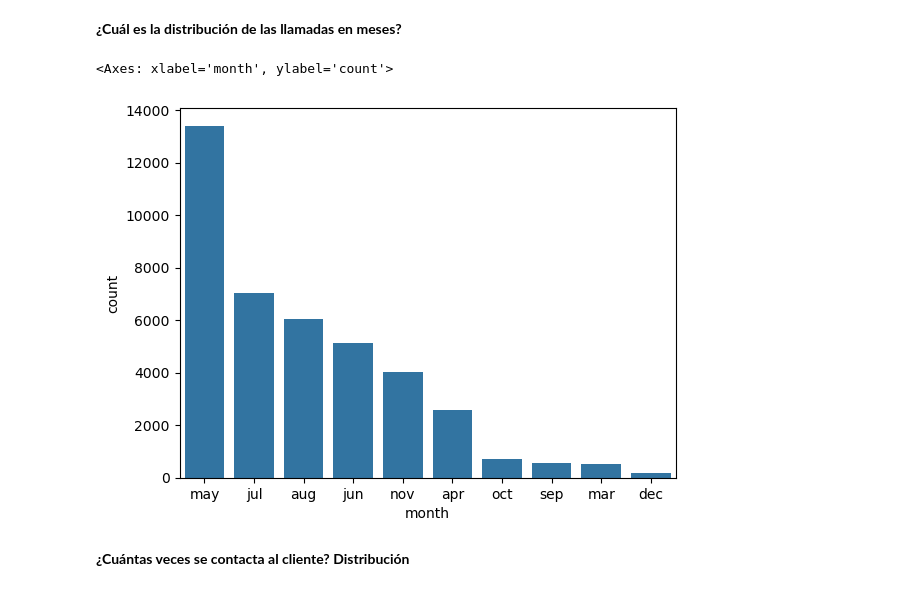
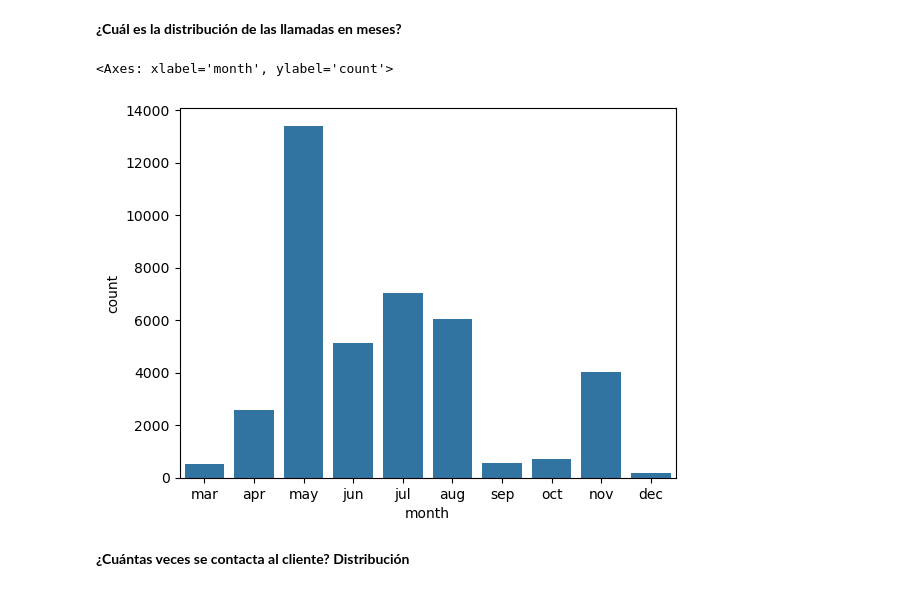
Before and after one commit to arnausans23/data-analytics-tfm, a Jupyter notebook: 1_analisis_datos_v2.ipynb, the cells around one changed output. Saved outputs shown, nothing was run; the diff lists cells and outputs as text; code cells hidden in the pictures.

```diff
--- a/1_analisis_datos_v2.ipynb
+++ b/1_analisis_datos_v2.ipynb
@@ -338,6 +341,10 @@ Index(['age', 'job', 'marital', 'education', 'credit_default', 'mortgage',
        'poutcome', 'employment_variation_rate', 'cons_price_idx',
        'cons_conf_idx', 'euribor3m', 'nr_employed', 'result'],
       dtype='object')
+# %%
+orden_meses = ['mar', 'apr', 'may', 'jun', 'jul', 'aug', 'sep', 'oct', 'nov', 'dec']
+
+df_clean['month'] = pd.Categorical(df_clean['month'], categories=orden_meses, ordered=True)
 # %% [markdown]
 #### **1.3.3.2. Limpieza de duplicados**
 # %% [markdown]
@@ -869,11 +876,13 @@ df_clean['result'].value_counts().plot.pie()
 [figure]
 # %% [markdown]
 **¿Cuál es la distribución de las llamadas en meses?**
-# %%
-sns.countplot(data=df_clean, x='month', order=df_clean['month'].value_counts().index)
-# %% [output]
-<Axes: xlabel='month', ylabel='count'>
-[figure, removed]
+# %%
+orden_meses = ['mar', 'apr', 'may', 'jun', 'jul', 'aug', 'sep', 'oct', 'nov', 'dec']
+
+sns.countplot(data=df_clean, x='month', order=orden_meses)
+# %% [output]
+<Axes: xlabel='month', ylabel='count'>
+[figure, added]
 # %% [markdown]
 **¿Cuántas veces se contacta al cliente? Distribución**
 # %%
```
Also changed, not shown: parts of 2 cells of this notebook.
